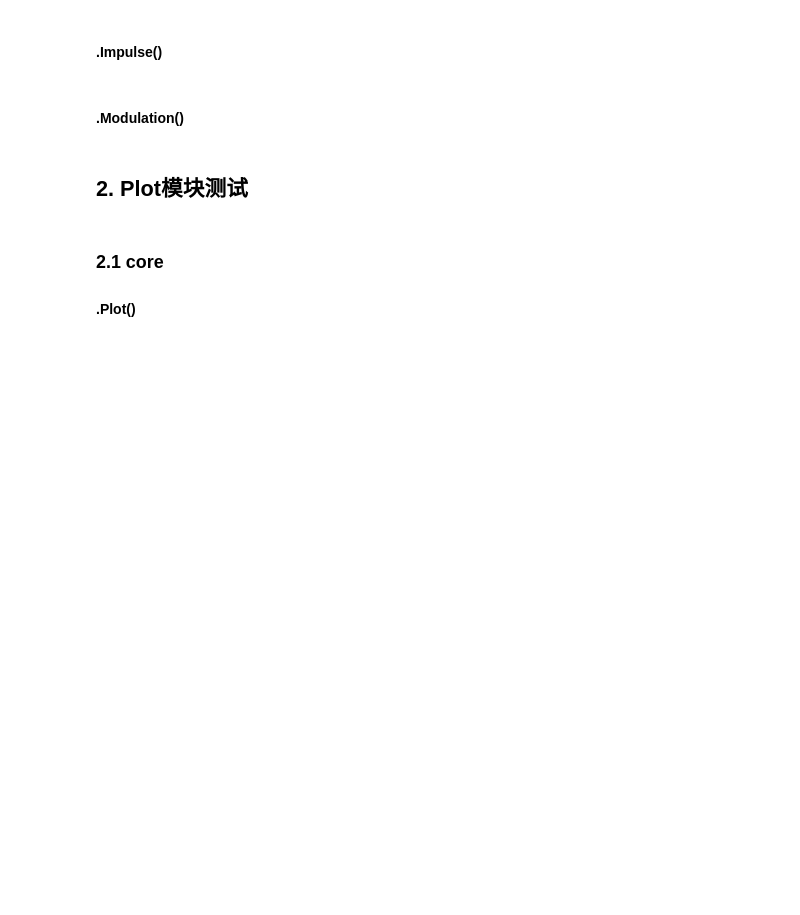
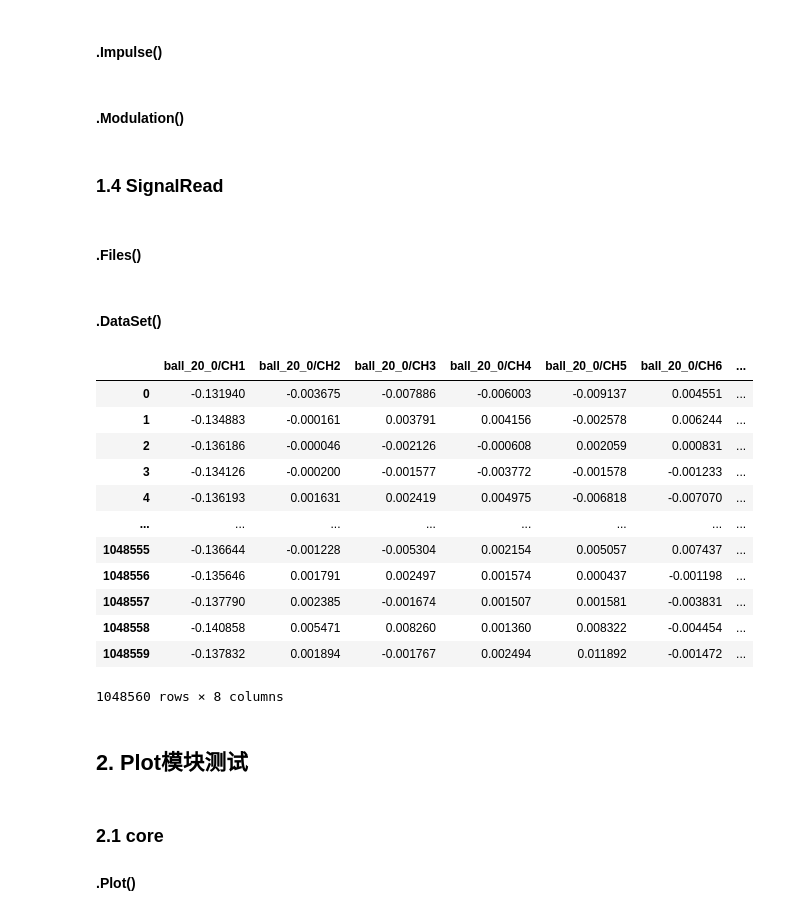
Before and after one commit to xcw1129/PySP, a Jupyter notebook: test.ipynb, the cells around one changed output. Cells and saved outputs as stored; diff of their text form; code cells hidden in the pictures; blank space fills up the shorter version.

```diff
--- a/test.ipynb
+++ b/test.ipynb
@@ -205,3 +205,7 @@ Sig = Modulation(fs=1000.0, T=2.0, fc=100.0, AM=lambda t: 1 + 0.5 * np.sin(2 * n
 print(repr(Sig))
 Sig.name, Sig.unit, Sig.label = '位移', 'μm', '测试信号'
 Sig.plot()
+# %% [markdown]
+### 1.4 SignalRead
+# %% [markdown]
+#### .Files()
@@ -208,3 +228,45 @@ Sig.plot()
+# %% [markdown]
+#### .DataSet()
+# %%
+# --------------------------------------------------------------------------------------------#
+# 测试接口
+from PySP.Signal import Dataset
+
+# --------------------------------------------------------------------------------------------#
+# 辅助接口
+from PySP.Signal import Files
+
+# --------------------------------------------------------------------------------------------#
+# 测试过程
+Files.set_read_params(
+    ".csv",
+    index_col=False,
+    header=None,
+    names=["CH1", "CH2", "CH3", "CH4", "CH5", "CH6", "CH7", "CH8"],
+    sep=",",
+    skiprows=16,
+)
+ds = Dataset(
+    root=r"F:\OneDrive\用户文件\科研学习\机械故障诊断数据库\学术公开数据集\seu_齿轮箱故障振动数据集\gearbox",
+    type="csv",
+    label="东南大学齿轮箱故障数据集",
+)
+# %%
+ds.content['bearingset']['Files'][0].load(merge=True)
+# %% [output]
+|  | ball_20_0/CH1 | ball_20_0/CH2 | ball_20_0/CH3 | ball_20_0/CH4 | ball_20_0/CH5 | ball_20_0/CH6 | ... |
+| 0 | -0.131940 | -0.003675 | -0.007886 | -0.006003 | -0.009137 | 0.004551 | ... |
+| 1 | -0.134883 | -0.000161 | 0.003791 | 0.004156 | -0.002578 | 0.006244 | ... |
+| 2 | -0.136186 | -0.000046 | -0.002126 | -0.000608 | 0.002059 | 0.000831 | ... |
+| 3 | -0.134126 | -0.000200 | -0.001577 | -0.003772 | -0.001578 | -0.001233 | ... |
+| 4 | -0.136193 | 0.001631 | 0.002419 | 0.004975 | -0.006818 | -0.007070 | ... |
+| ... | ... | ... | ... | ... | ... | ... | ... |
+| 1048555 | -0.136644 | -0.001228 | -0.005304 | 0.002154 | 0.005057 | 0.007437 | ... |
+| 1048556 | -0.135646 | 0.001791 | 0.002497 | 0.001574 | 0.000437 | -0.001198 | ... |
+| 1048557 | -0.137790 | 0.002385 | -0.001674 | 0.001507 | 0.001581 | -0.003831 | ... |
+| 1048558 | -0.140858 | 0.005471 | 0.008260 | 0.001360 | 0.008322 | -0.004454 | ... |
+| 1048559 | -0.137832 | 0.001894 | -0.001767 | 0.002494 | 0.011892 | -0.001472 | ... |
+1048560 rows × 8 columns
 # %% [markdown]
 ## 2. Plot模块测试
 # %% [markdown]
```
Also changed, not shown: parts of 2 cells of this notebook.
